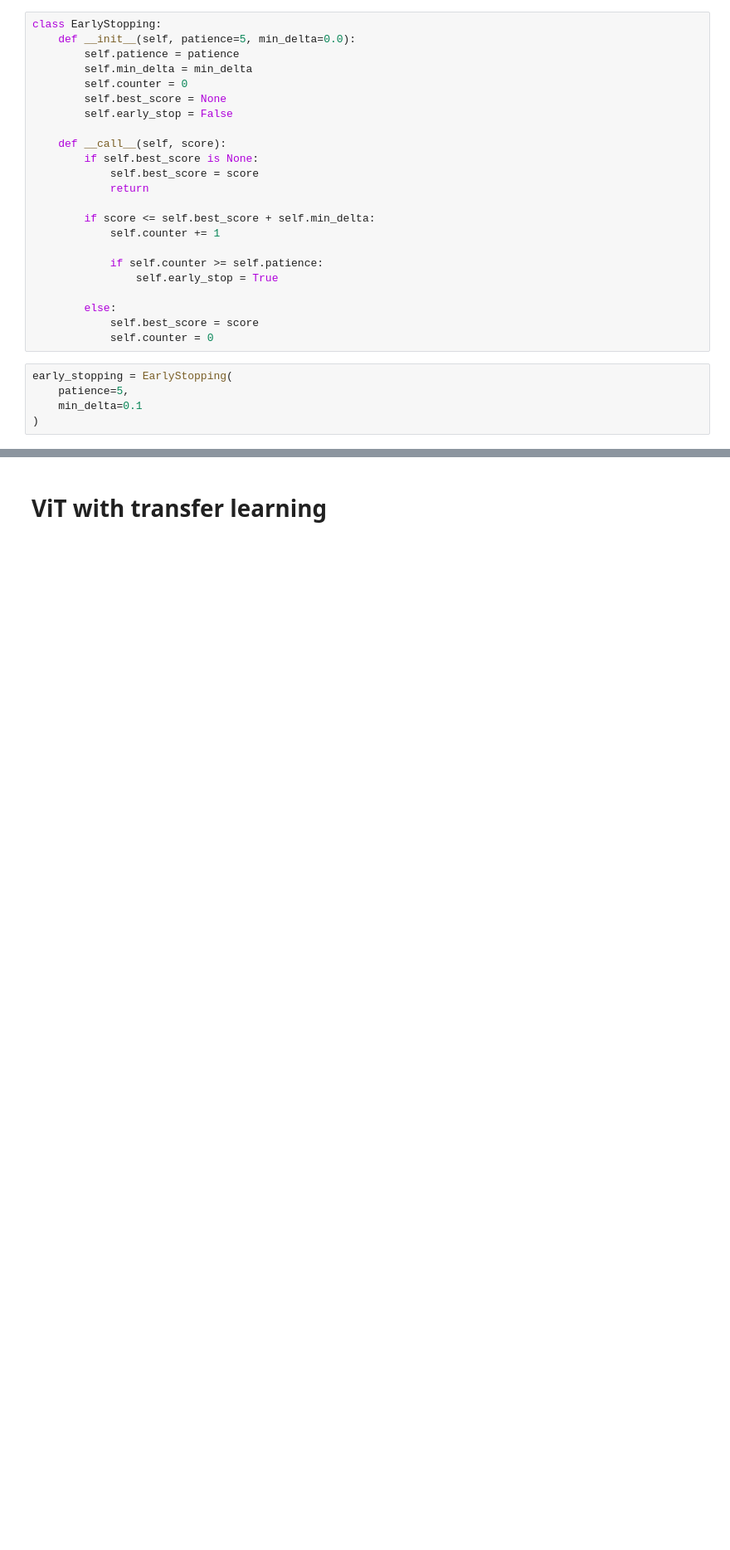
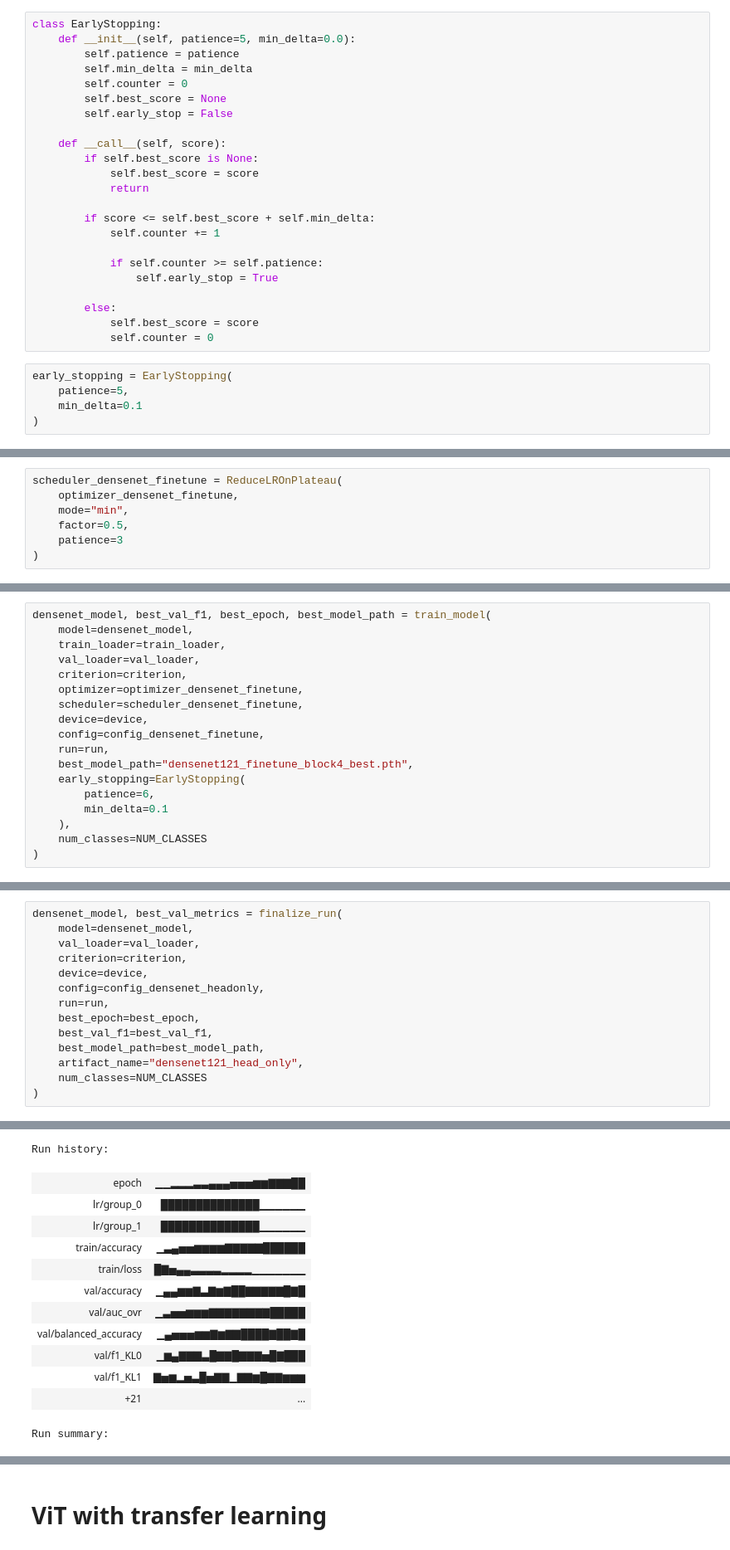
Before and after one commit to kubyllka/knee-osteoarthritis-xai, a Jupyter notebook: knee-osteoarthritis-anysis.ipynb, the cells around one changed output, grey strips where cells are left out. Shown at 83% size. Saved outputs shown, nothing was run; the diff lists cells and outputs as text; blank space fills up the shorter version.

```diff
--- a/knee-osteoarthritis-anysis.ipynb
+++ b/knee-osteoarthritis-anysis.ipynb
@@ -1826,0 +2439,7 @@ Find logs at: ./wandb/run-20260818_191943-k5g6ob5l/logs
+# %%
+scheduler_densenet_finetune = ReduceLROnPlateau(
+    optimizer_densenet_finetune,
+    mode="min",
+    factor=0.5,
+    patience=3
+)
@@ -1826,0 +2467,18 @@ Find logs at: ./wandb/run-20260818_191943-k5g6ob5l/logs
+# %%
+densenet_model, best_val_f1, best_epoch, best_model_path = train_model(
+    model=densenet_model,
+    train_loader=train_loader,
+    val_loader=val_loader,
+    criterion=criterion,
+    optimizer=optimizer_densenet_finetune,
+    scheduler=scheduler_densenet_finetune,
+    device=device,
+    config=config_densenet_finetune,
+    run=run,
+    best_model_path="densenet121_finetune_block4_best.pth",
+    early_stopping=EarlyStopping(
+        patience=6,
+        min_delta=0.1
+    ),
+    num_classes=NUM_CLASSES
+)
@@ -1826,0 +2503,15 @@ Find logs at: ./wandb/run-20260818_191943-k5g6ob5l/logs
+# %%
+densenet_model, best_val_metrics = finalize_run(
+    model=densenet_model,
+    val_loader=val_loader,
+    criterion=criterion,
+    device=device,
+    config=config_densenet_headonly,
+    run=run,
+    best_epoch=best_epoch,
+    best_val_f1=best_val_f1,
+    best_model_path=best_model_path,
+    artifact_name="densenet121_head_only",
+    num_classes=NUM_CLASSES
+)
+# %% [output]
@@ -1826,0 +2519,13 @@ Find logs at: ./wandb/run-20260818_191943-k5g6ob5l/logs
+Run history:
+| epoch | ▁▁▂▂▂▃▃▄▄▄▅▅▅▆▆▇▇▇██ |
+| lr/group_0 | ██████████████▁▁▁▁▁▁ |
+| lr/group_1 | ██████████████▁▁▁▁▁▁ |
+| train/accuracy | ▁▃▄▅▅▆▆▆▆▇▇▇▇▇██████ |
+| train/loss | █▇▅▄▄▃▃▃▃▂▂▂▂▁▁▁▁▁▁▁ |
+| val/accuracy | ▁▄▄▆▆▇▃▇▆▇██▇▇▇▇▇█▇█ |
+| val/auc_ovr | ▁▃▅▅▆▆▆▇▇▇▇▇▇▇▇█████ |
+| val/balanced_accuracy | ▁▄▅▅▅▆▆▇▆▇▇████▇██▇█ |
+| val/f1_KL0 | ▁▆▄▇▇▇▃█▇▇█▇▇▇▅█▇███ |
+| val/f1_KL1 | ▇▅▆▂▅▃█▅▇▇▁▇▇▆█▇▇▆▆▆ |
+| +21 | ... |
+Run summary:
```
Also changed, not shown: parts of 41 cells of this notebook.
